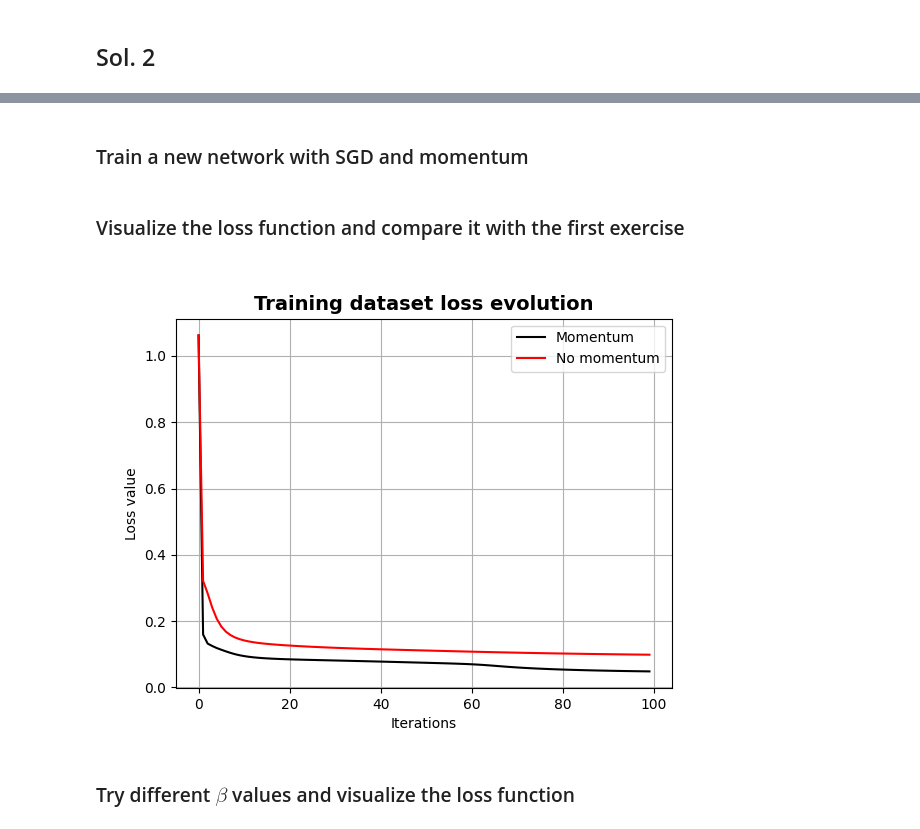
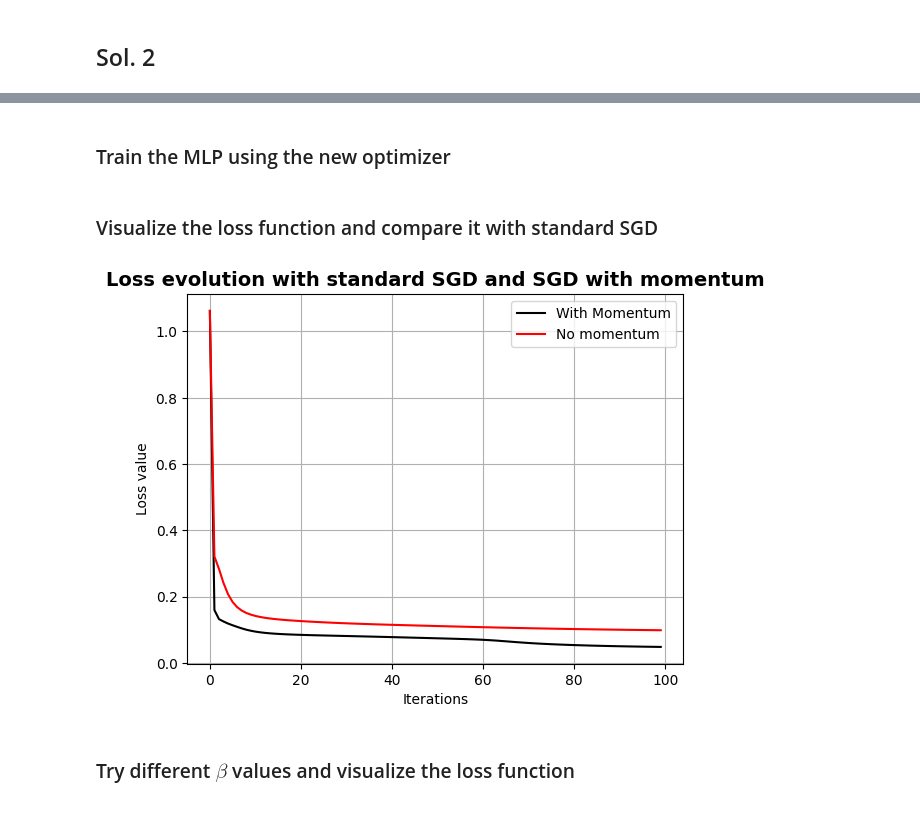
Before and after one commit to Alejandro-FA/UPF-Deep_Learning, a Jupyter notebook: P1/P1-Questions.ipynb, the cells around one changed output, grey strips where cells are left out. Saved outputs shown, nothing was run; the diff lists cells and outputs as text; code cells hidden in the pictures.

```diff
--- a/P1/P1-Questions.ipynb
+++ b/P1/P1-Questions.ipynb
@@ -281,17 +276,18 @@ class OptimMom(object):
     def __init__(self, learning_rate = .01, beta = .9):
         self.lr = learning_rate
         self.beta = beta
-        self.vt_previous = []
+        self.vt_previous = [] # Store a separate vt for each layer
 
     # receive the parameters of the MLP and the computed gradients and update the latter
-    def step(self,weight_list, gradient, iteration):
+    def step(self,weight_list, gradient):
         uw = []
 
         if len(self.vt_previous) == 0:
             self.init_vt(weight_list)
 
+        # Update parameter using vt[t-1] of the corresponding layer
         i = 0
-        for w,grd in zip(weight_list,gradient):
+        for w, grd in zip(weight_list, gradient):
             vt = self.beta * self.vt_previous[i] + self.lr * grd
             uw.append(w - vt)
             self.vt_previous[i] = vt
@@ -319,24 +304,31 @@ class OptimSGD(object):
+# %% [markdown]
+### Train the MLP using the new optimizer
 # %%
-# Same training procedure than befor but using the optimizer class
-def train_woptimizer(NN,X, y,epoch = 5000,optim = None):
+# Same training procedure than before but using the optimizer class
+def train_woptimizer(NN, X, y, epoch = 5000, optim = None):
+    """
+    In this case we do not evaluate the performance of the test dataset, since
+    the goal of the exercise is to compare the training performance between
+    using momentum and not using it.
+    """
     list_loss = []
 
     for i in range(epoch):
-        #Compute derivative with respect to W and W2 for a given X and y:
+        # Forward pass
         yHat = NN.forward(X)
 
-        gradW1,gradW2 = NN.backward(X,yHat,y)
-        #now update the weight using the optimizer class
-        NN.W1, NN.W2 = optim.step([NN.W1,NN.W2],[gradW1,gradW2], i)
-
-        if i%100 == 0 :
+        # Compute the loss
+        if i % 100 == 0:
             loss = NN.loss(yHat,y)
-            # print('Loss {}={}'.format(i,loss))
             list_loss.append(loss)
 
+        # Compute derivative with respect to W and W2 for a given X and y:
+        gradW1, gradW2 = NN.backward(X, yHat, y)
+
+        # Now update the weight using the optimizer class
+        NN.W1, NN.W2 = optim.step([NN.W1,NN.W2],[gradW1,gradW2])
+
     return list_loss
-# %% [markdown]
-### Train a new network with SGD and momentum
 # %%
 np.random.seed(seed_value)
 NN_momentum = MLP(hiddenNode=20)
@@ -346,20 +336,20 @@ optimizer = OptimMom(learning_rate=0.01, beta=0.9)
 momentum_list_loss = train_woptimizer(NN_momentum, X_train_norm, C_train, epoch=10000, optim=optimizer)
 # %% [markdown]
-### Visualize the loss function and compare it with the first exercise
+### Visualize the loss function and compare it with standard SGD
 # %%
-%matplotlib widget
-fig6 = plt.figure()
+fig6 = plt.figure(6)
 
-plt.plot(momentum_list_loss, color="black", label="Momentum")
+plt.plot(momentum_list_loss, color="black", label="With Momentum")
 plt.plot(train_list_loss, color="red", label="No momentum")
-plt.title("Training dataset loss evolution", fontsize=14, fontweight="bold")
+plt.title("Loss evolution with standard SGD and SGD with momentum", fontsize=14, fontweight="bold")
 plt.xlabel("Iterations")
 plt.ylabel("Loss value")
 plt.grid()
 plt.legend()
+plt.savefig(f"{results_path}fig6.png", dpi=300)
 plt.show()
 # %% [output]
-[figure, old version]
+[figure, new version]
 # %% [markdown]
 ### Try different $\beta$ values and visualize the loss function
 # %%
```
Also changed, not shown: parts of 26 cells of this notebook, 8 other files.
